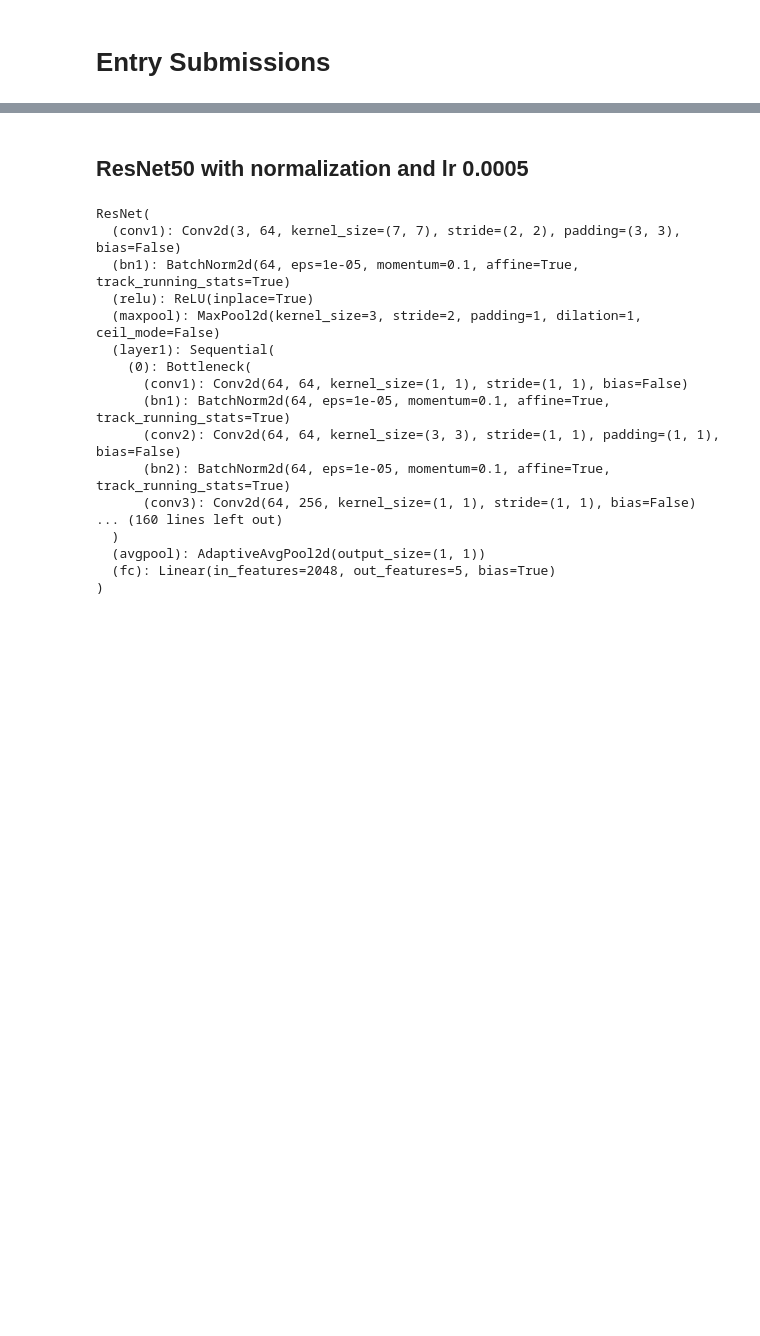
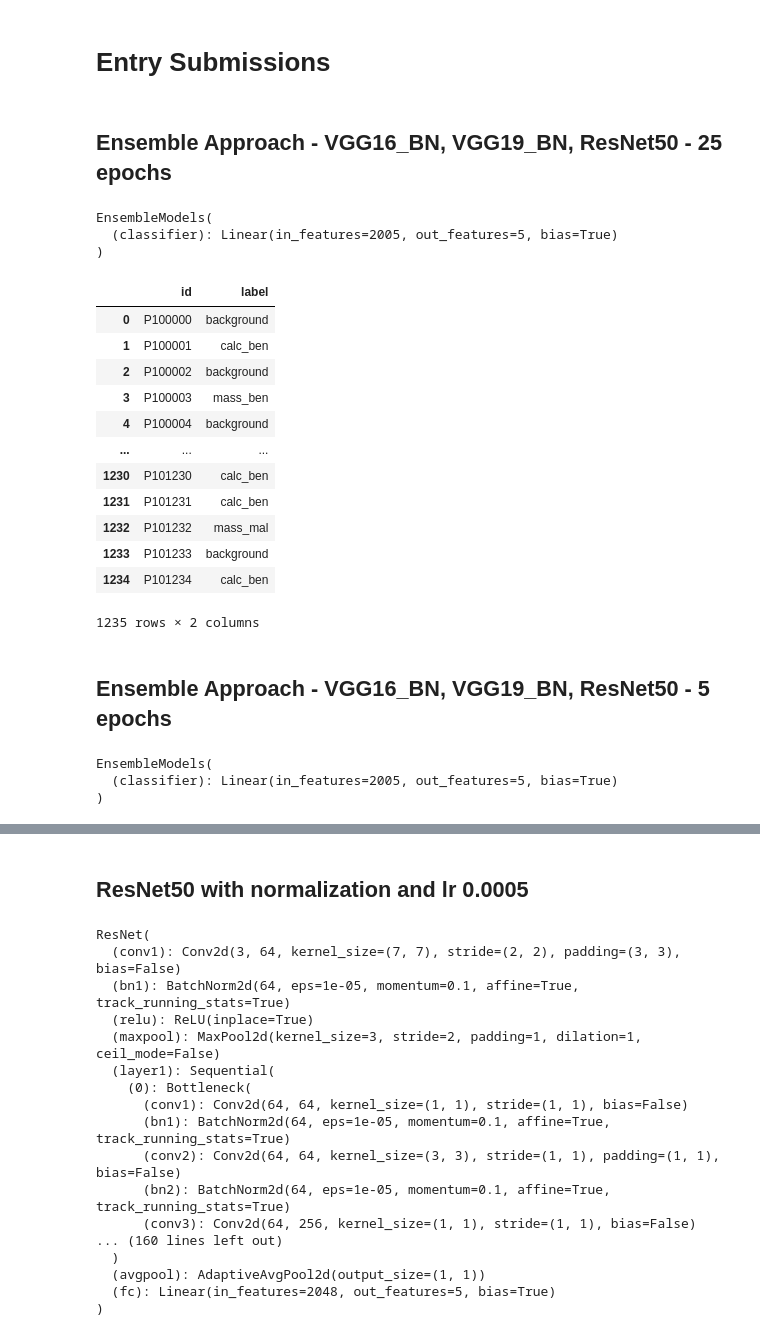
Before and after one commit to chrisporras/graddiss, a Jupyter notebook: Audrey_Copy_of_GradientDissentersHackathon2023.ipynb, the cells around one changed output, grey strips where cells are left out. Drawn from its saved outputs; the diff is of its cells as text; code cells hidden in the pictures; blank space fills up the shorter version.

Commit message:
Ensemble of VGG16_BN, VGG19_BN, and ResNet50 added

```diff
--- a/Audrey_Copy_of_GradientDissentersHackathon2023.ipynb
+++ b/Audrey_Copy_of_GradientDissentersHackathon2023.ipynb
@@ -2414,3 +2707,47 @@ def model_test(model):
   return results
 
       # num_labels[x.item()]
+# %% [markdown]
+## Ensemble Approach - VGG16_BN, VGG19_BN, ResNet50 - 25 epochs
+# %%
+# ResNet50
+resnet50_model = load_ResNet50()
+resnet50_model = resnet50_model.to(device)
+
+# VGG16_BN
+vgg16_bn_model = load_VGG16_BN()
+vgg16_bn_model = vgg16_bn_model.to(device)
+
+# VGG19_BN
+vgg19_bn_model = load_VGG19_BN()
+vgg19_bn_model = vgg19_bn_model.to(device)
+models = [resnet50_model, vgg16_bn_model, vgg19_bn_model]
+model = EnsembleModels(models)
+model.load_state_dict(torch.load(save_models_dir+'ensemble_vgg16bn_vgg19bn_resnet50.pt'))
+model.eval()
+# %% [output]
+EnsembleModels(
+  (classifier): Linear(in_features=2005, out_features=5, bias=True)
+)
+# %%
+results = model_test(model)
+# %%
+submission_df = pd.DataFrame.from_dict(results, orient="index",
+                                       columns=["label"])
+submission_df = submission_df.reset_index()
+submission_df = submission_df.rename({"index":"id"}, axis="columns")
+submission_df
+# %% [output]
+|  | id | label |
+| 0 | P100000 | background |
+| 1 | P100001 | calc_ben |
+| 2 | P100002 | background |
+| 3 | P100003 | mass_ben |
+| 4 | P100004 | background |
+| ... | ... | ... |
+| 1230 | P101230 | calc_ben |
+| 1231 | P101231 | calc_ben |
+| 1232 | P101232 | mass_mal |
+| 1233 | P101233 | background |
+| 1234 | P101234 | calc_ben |
+1235 rows × 2 columns
@@ -2416,0 +2761,22 @@ def model_test(model):
+# %% [markdown]
+## Ensemble Approach - VGG16_BN, VGG19_BN, ResNet50 - 5 epochs
+# %%
+
+resnet50_model = load_ResNet50()
+resnet50_model = resnet50_model.to(device)
+
+# VGG16_BN
+vgg16_bn_model = load_VGG16_BN()
+vgg16_bn_model = vgg16_bn_model.to(device)
+
+# VGG19_BN
+vgg19_bn_model = load_VGG19_BN()
+vgg19_bn_model = vgg19_bn_model.to(device)
+models = [resnet50_model, vgg16_bn_model, vgg19_bn_model]
+model = EnsembleModels(models)
+model.load_state_dict(torch.load(save_models_dir+'ensemble_vgg16bn_vgg19bn_resnet50.pt'))
+model.eval()
+# %% [output]
+EnsembleModels(
+  (classifier): Linear(in_features=2005, out_features=5, bias=True)
+)
```
Also changed, not shown: parts of 43 cells of this notebook.
